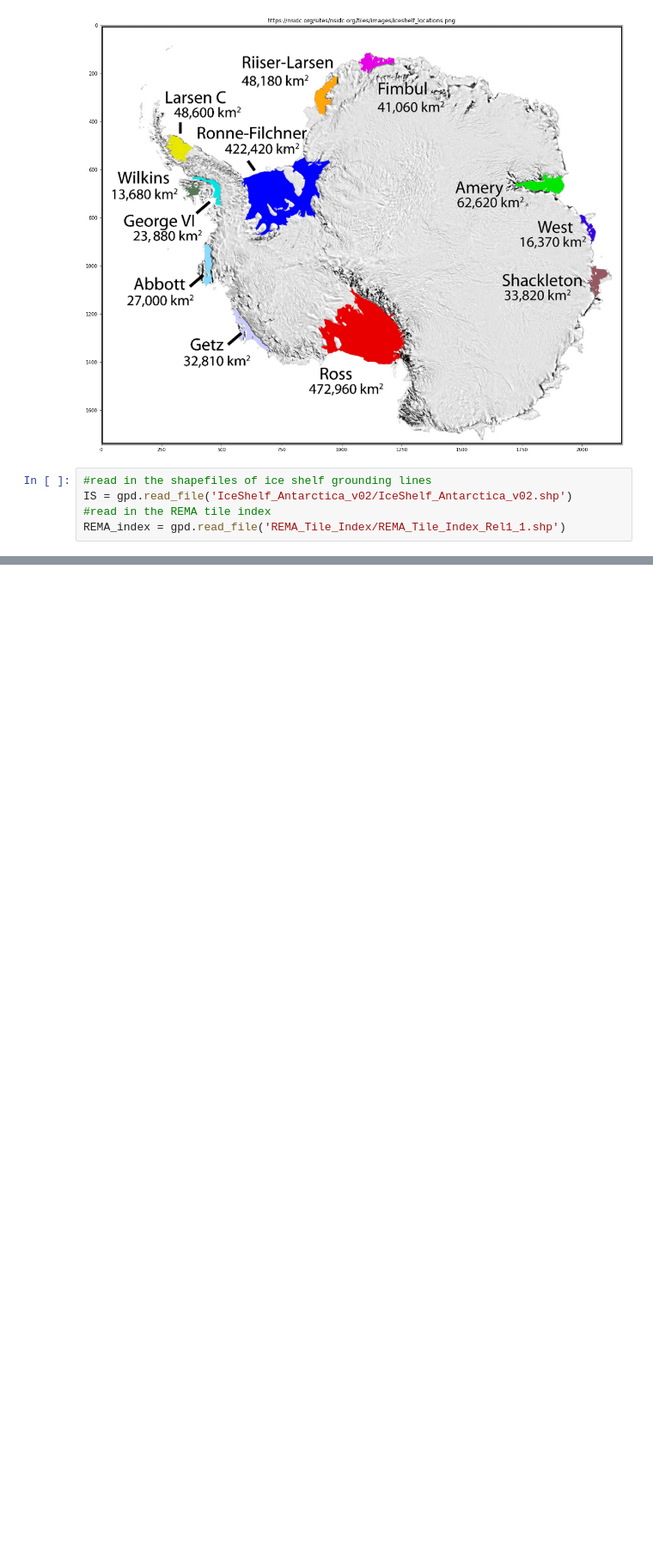
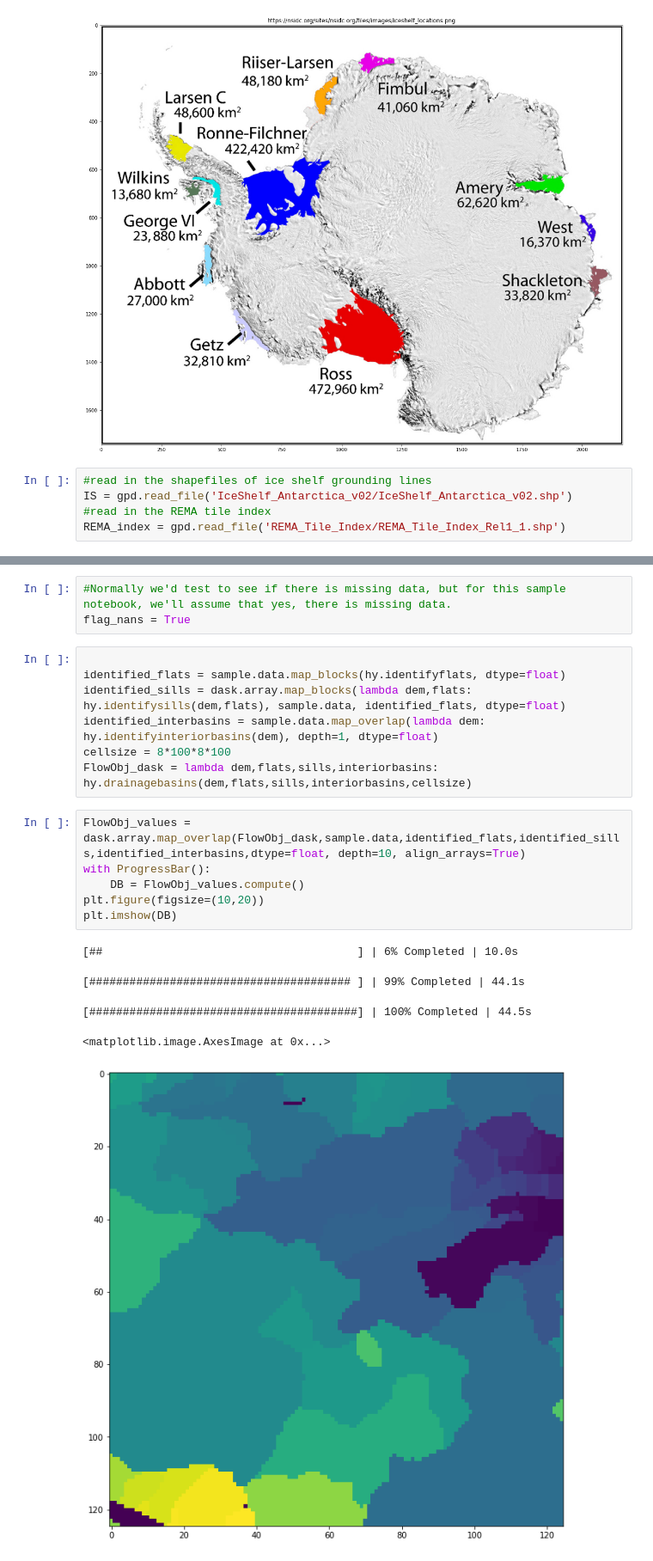
Before and after one commit to ldeo-glaciology/REMAWaterRouting, a Jupyter notebook: REMADrainageBasins_AGU2020.ipynb, the cells around one changed output, grey strips where cells are left out. Shown at 86% size. Drawn from its saved outputs; the diff is of its cells as text; blank space fills up the shorter version.

```diff
--- a/REMADrainageBasins_AGU2020.ipynb
+++ b/REMADrainageBasins_AGU2020.ipynb
@@ -79,0 +94,22 @@ NameError: name 'shelf' is not defined
+# %%
+#Normally we'd test to see if there is missing data, but for this sample notebook, we'll assume that yes, there is missing data.
+flag_nans = True
+# %%
+
+identified_flats = sample.data.map_blocks(hy.identifyflats, dtype=float)
+identified_sills = dask.array.map_blocks(lambda dem,flats: hy.identifysills(dem,flats), sample.data, identified_flats, dtype=float)
+identified_interbasins = sample.data.map_overlap(lambda dem: hy.identifyinteriorbasins(dem), depth=1, dtype=float)
+cellsize = 8*100*8*100
+FlowObj_dask = lambda dem,flats,sills,interiorbasins: hy.drainagebasins(dem,flats,sills,interiorbasins,cellsize)
+# %%
+FlowObj_values = dask.array.map_overlap(FlowObj_dask,sample.data,identified_flats,identified_sills,identified_interbasins,dtype=float, depth=10, align_arrays=True)
+with ProgressBar():
+    DB = FlowObj_values.compute()
+plt.figure(figsize=(10,20))
+plt.imshow(DB)
+# %% [output]
+[##                                      ] | 6% Completed | 10.0s
+[####################################### ] | 99% Completed | 44.1s
+[########################################] | 100% Completed | 44.5s
+<matplotlib.image.AxesImage at 0x...>
+[figure, added]
```
Also changed, not shown: parts of 23 cells of this notebook, 1 other file.
